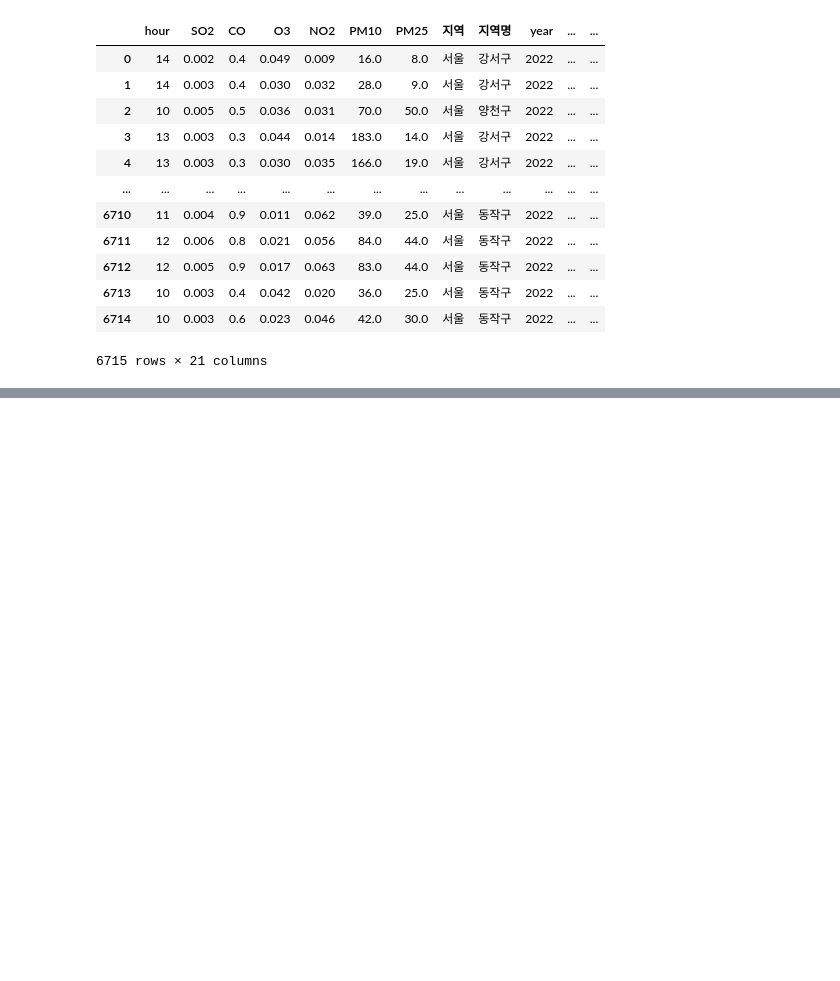
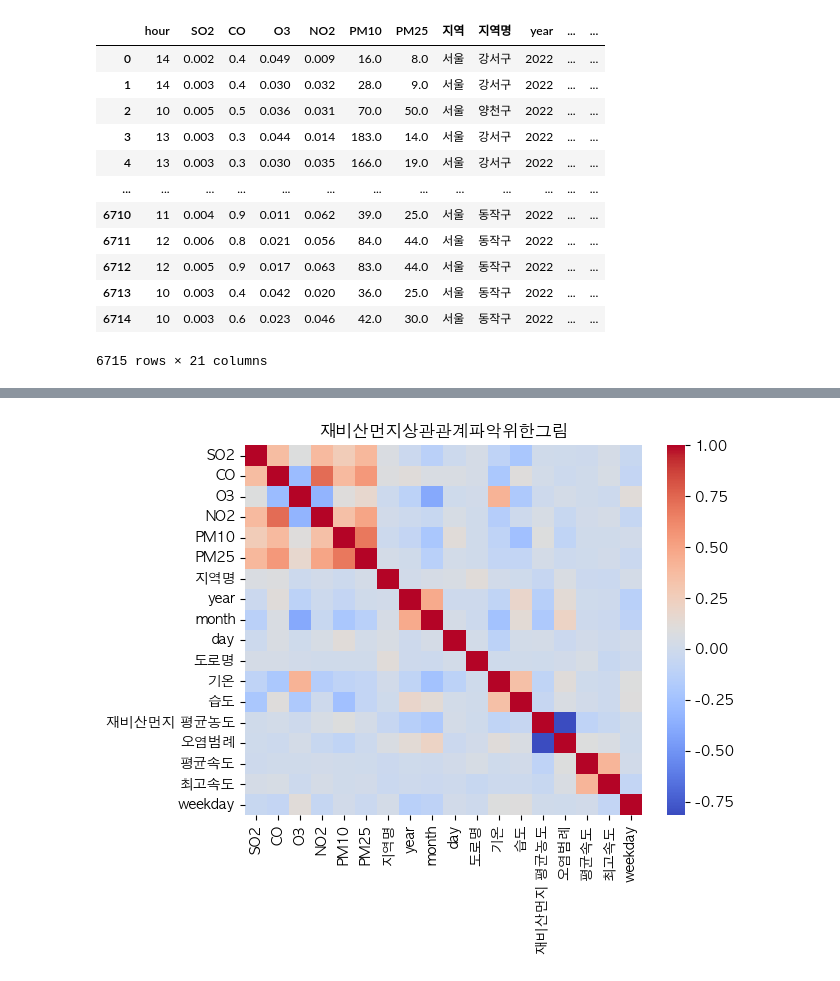
Before and after one commit to eunyoung030927/2024-Environmental-Data-Analysis-and-Utilization-Competition, a Jupyter notebook: model/preprocessing.ipynb, the cells around one changed output, grey strips where cells are left out. Drawn from its saved outputs; the diff is of its cells as text; code cells hidden in the pictures; blank space fills up the shorter version.

```diff
--- a/model/preprocessing.ipynb
+++ b/model/preprocessing.ipynb
@@ -655,3 +655,19 @@ df2
 | 6713 | 10 | 0.003 | 0.4 | 0.042 | 0.020 | 36.0 | 25.0 | 서울 | 동작구 | 2022 | ... | ... |
 | 6714 | 10 | 0.003 | 0.6 | 0.023 | 0.046 | 42.0 | 30.0 | 서울 | 동작구 | 2022 | ... | ... |
 6715 rows × 21 columns
+# %%
+import datetime
+
+def get_weekday_from_components(year, month, day):
+    # 연, 월, 일을 문자열로 결합하여 날짜 문자열 생성
+    date_str = f"{year}-{month:02d}-{day:02d}"
+    # 날짜 문자열을 datetime 객체로 변환
+    date = datetime.datetime.strptime(date_str, '%Y-%m-%d').date()
+    # 요일 반환 (0: 월요일, 6: 일요일)
+    weekday = date.weekday()
+
+    return weekday
+
+
+df2['weekday'] = df2.apply(lambda row: get_weekday_from_components(row['year'], row['month'], row['day']), axis=1)
+df2
@@ -657,0 +710,8 @@ df2
+# %%
+from sklearn.preprocessing import LabelEncoder
+
+df2[['지역', '지역명', '도로명']] = df2[['지역', '지역명', '도로명']].astype('string')
+encoder1 = LabelEncoder()
+encoder2 = LabelEncoder()
+df2['지역명'] = encoder1.fit_transform(df2['지역명']) # 이거 뭐가 뭐로 매핑되었는지도 나중에 싹 다 기록해야 파이프라인 생성이 가능해짐. 그렇기에 인코더 설계를 다시 해라
+df2['도로명'] = encoder2.fit_transform(df2['도로명'])
@@ -657,0 +731,5 @@ df2
+# %%
+
+df2.drop(['기준치초과 유무', '지역', 'hour', 'minute'], axis=1, inplace=True)
+
+df2
@@ -657,0 +770,17 @@ df2
+# %%
+df2['Tire PM10'] = (df2['재비산먼지 평균농도'] + df2['PM10']) * 2
+df2.drop('Tire PM10', axis=1, inplace=True)
+# %%
+import matplotlib.pyplot as plt
+import seaborn as sns
+
+# plt.rcParams['font.family'] = 'Malgun Gothic'  # Windows의 경우
+plt.rcParams['font.family'] = 'AppleGothic'  # macOS의 경우
+plt.rcParams['axes.unicode_minus'] = False
+
+plt.title('재비산먼지상관관계파악위한그림')
+sns.heatmap(df2.corr(), annot=False, cmap='coolwarm')
+
+plt.show()
+# %% [output]
+[figure, added]
```
Also changed, not shown: parts of 12 cells of this notebook, 3 other files.
